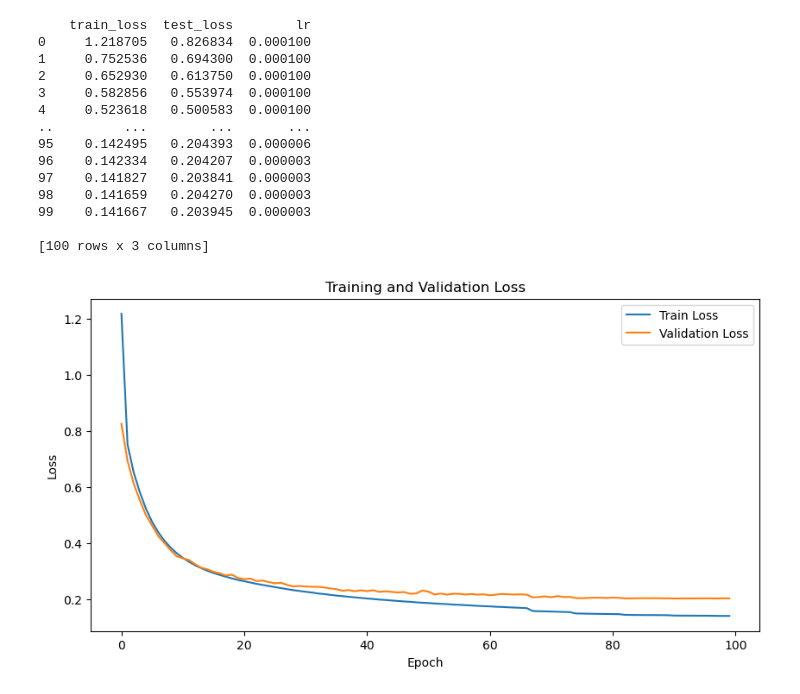
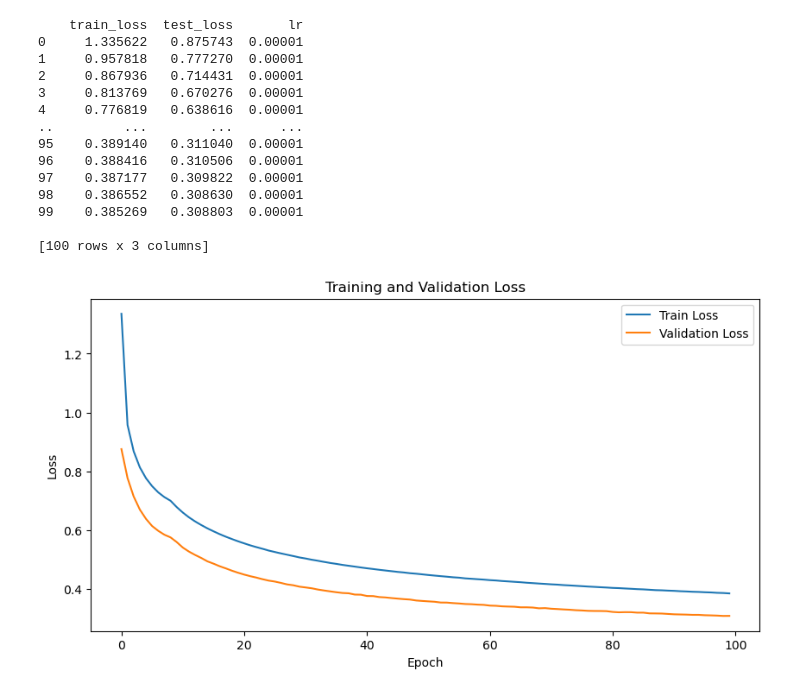
Before and after one commit to johanbaumann/dat675_project, a Jupyter notebook: vae/paper_based/CVAE/viz.ipynb, the cells around one changed output. Saved outputs shown, nothing was run; the diff lists cells and outputs as text; code cells hidden in the pictures.

```diff
--- a/vae/paper_based/CVAE/viz.ipynb
+++ b/vae/paper_based/CVAE/viz.ipynb
@@ -27,40 +27,41 @@ imported at: Thu Feb 19 13:26:11 2026
 # %%
 save_folder = "save/"
+run_name = "run_20260219_230438"
 file = "history.csv"
 
-df = pd.read_csv(save_folder + file)
+df = pd.read_csv(save_folder+run_name+"/"+file)
 print(df)
 
 def plot_history(df:pd.DataFrame, save_folder:str, file:str):
     x = np.linspace(0, len(df)-1, len(df))
     plt.figure(figsize=(10, 5))
     plt.plot(x, df['train_loss'], label='Train Loss')
     plt.plot(x, df['test_loss'], label='Validation Loss')
     plt.xlabel('Epoch')
     plt.ylabel('Loss')
     plt.legend()
     plt.title('Training and Validation Loss')
 
 
-    plt.savefig(save_folder + "history_plot.png")
+    plt.savefig(save_folder + run_name + "/history_plot.png")
     plt.show()
 
 
 plot_history(df, save_folder, file)
 # %% [output]
-    train_loss  test_loss        lr
-0     1.218705   0.826834  0.000100
-1     0.752536   0.694300  0.000100
-2     0.652930   0.613750  0.000100
-3     0.582856   0.553974  0.000100
-4     0.523618   0.500583  0.000100
-..         ...        ...       ...
-95    0.142495   0.204393  0.000006
-96    0.142334   0.204207  0.000003
-97    0.141827   0.203841  0.000003
-98    0.141659   0.204270  0.000003
-99    0.141667   0.203945  0.000003
+    train_loss  test_loss       lr
+0     1.335622   0.875743  0.00001
+1     0.957818   0.777270  0.00001
+2     0.867936   0.714431  0.00001
+3     0.813769   0.670276  0.00001
+4     0.776819   0.638616  0.00001
+..         ...        ...      ...
+95    0.389140   0.311040  0.00001
+96    0.388416   0.310506  0.00001
+97    0.387177   0.309822  0.00001
+98    0.386552   0.308630  0.00001
+99    0.385269   0.308803  0.00001
 
 [100 rows x 3 columns]
-[figure, old version]
+[figure, new version]
 # %%
```
Also changed, not shown: parts of 9 cells of this notebook, 2 other files.
